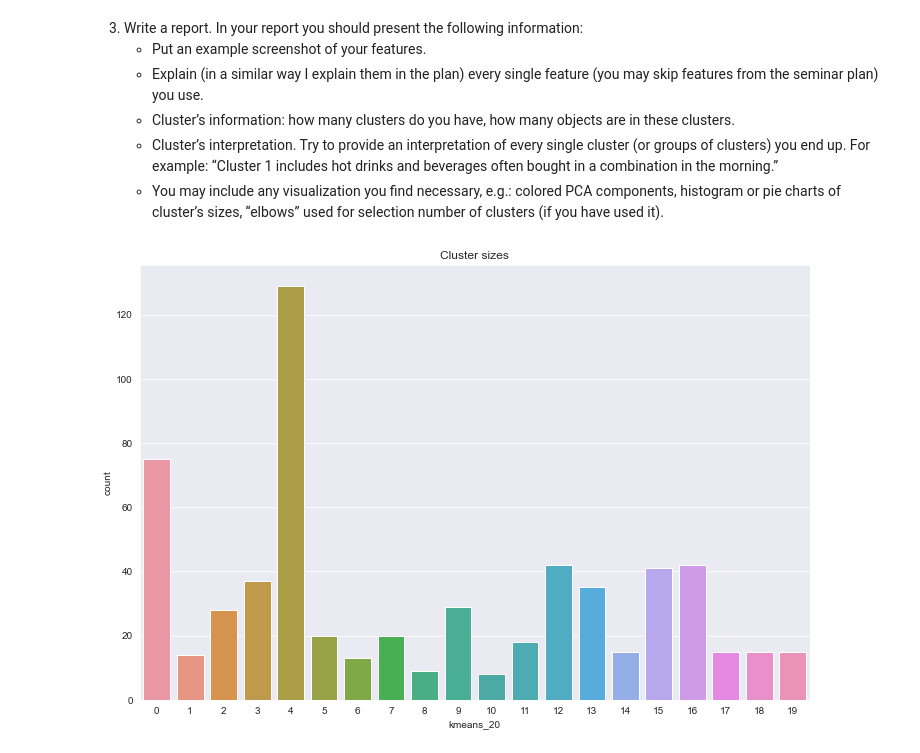
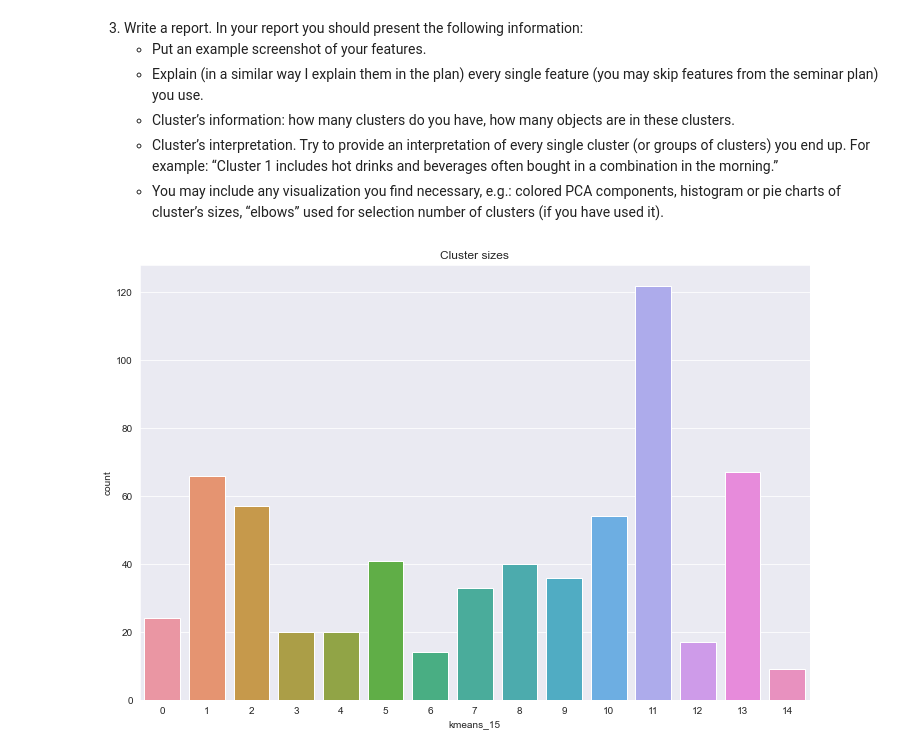
Before and after one commit to Mist3r-R/hse-sse-ds-business-2020, a Jupyter notebook: HW_5.ipynb, the cells around one changed output. Drawn from its saved outputs; the diff is of its cells as text; code cells hidden in the pictures.

```diff
--- a/HW_5.ipynb
+++ b/HW_5.ipynb
@@ -431,6 +435,12 @@ scaled.head(4)
    - Cluster’s information: how many clusters do you have, how many objects are in these clusters.
    - Cluster’s interpretation. Try to provide an interpretation of every single cluster (or groups of clusters) you end up. For example: “Cluster 1 includes hot drinks and beverages often bought in a combination in the morning.”
    - You may include any visualization you find necessary, e.g.: colored PCA components, histogram or pie charts of cluster’s sizes, “elbows” used for selection number of clusters (if you have used it).
+# %%
+plt.figure(figsize=(12,8))
+sns.countplot(scaled['kmeans_15']).set_title('Cluster sizes')
+plt.show()
+# %% [output]
+[figure, added]
 # %%
 def describe_cluster(k, data, original_data, labels):
 
@@ -482,10 +495,4 @@ def describe_cluster(k, data, original_data, labels):
     plt.tight_layout()
     plt.show()
     print('======================================================================================================')
-# %%
-plt.figure(figsize=(12,8))
-sns.countplot(scaled['kmeans_20']).set_title('Cluster sizes')
-plt.show()
-# %% [output]
-[figure, removed]
 # %%
```
Also changed, not shown: parts of 11 cells of this notebook.
